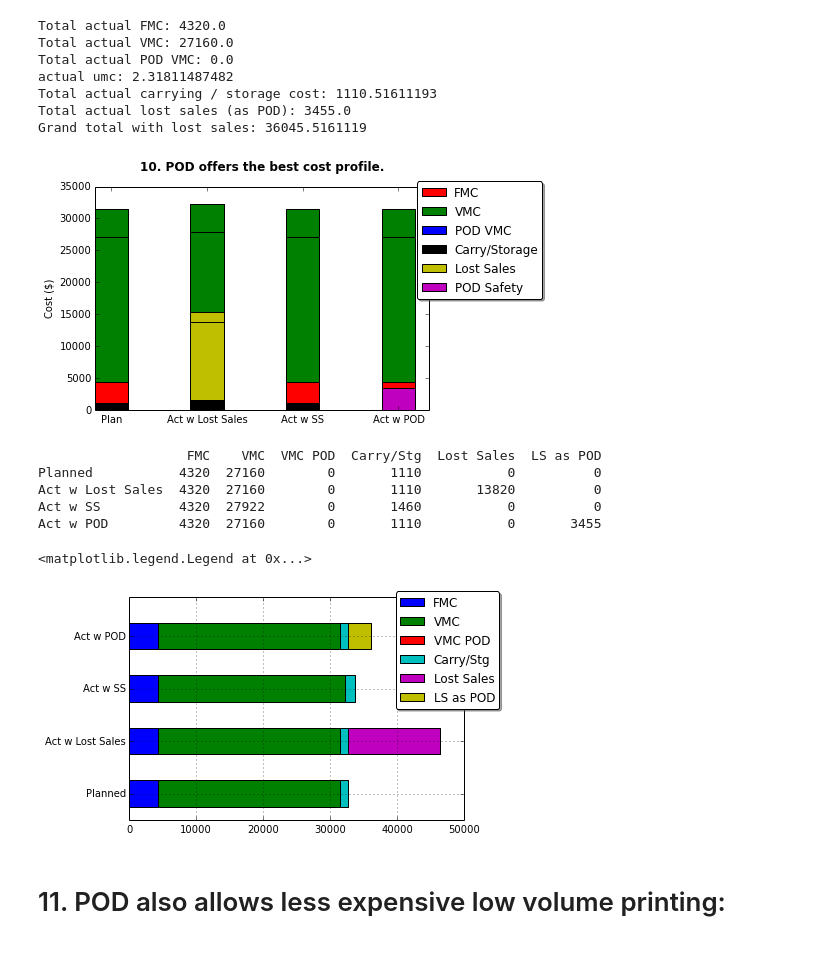
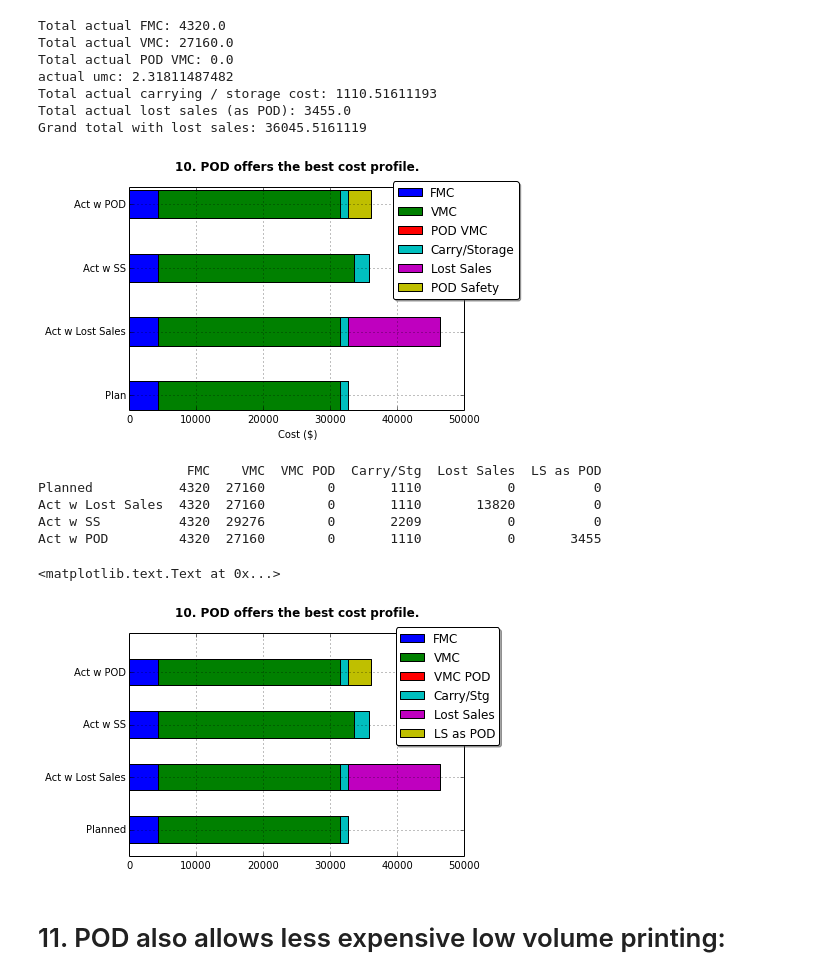
Before and after one commit to treadwell/IPython-Notebooks, a Jupyter notebook: Inventory Planning Graphs.ipynb, the cells around one changed output. Cells and saved outputs as stored; diff of their text form; code cells hidden in the pictures.

```diff
--- a/Inventory Planning Graphs.ipynb
+++ b/Inventory Planning Graphs.ipynb
@@ -394,7 +442,9 @@ Note there are many things that will keep you from actually having to incur this
 # %%
 # develop plan with ROPs loaded
 
-reorder_point = [int((replen_lead_time)**0.5 * 1.96 * sd) for sd in sd_forecast]
+# ROP = replen_lead_time * fcst + 1.96 *(replen_lead_time*sd**2)**0.5
+
+reorder_point = [int(replen_lead_time*fcst +1.96*(replen_lead_time*sd**2)**0.5) for fcst, sd in zip(forecast,sd_forecast)]
 print reorder_point
 
 
@@ -518,46 +568,52 @@ Grand total with lost sales: 36045.5161119
 # %%
 #  Need a stacked bar here
 #cost_plot = ggplot(aes(x='Cost Components'), data = plot_df) + \
 #    geom_bar(weight = costs) + \
 #    ggtitle("10. POD offers the best cost profile.")  + \
 #    ylab("Lifetime Cost (dollars)") + \
 #    scale_y_continuous(labels='comma')
 
 #ggsave(cost_plot, "10_cost_comparison.png")
 
 
-#N = 4
-FMC_plot   = (sum(FMC), sum(FMC_ss), sum(FMC), sum(FMC))
-VMC_plot = (sum(VMC), sum(VMC_ss), sum(VMC), sum(VMC))
-PODVMC_plot     = (sum(POD_VMC), sum(POD_VMC_ss), sum(POD_VMC), sum(POD_VMC))
-carry_storage_plot   = (sum(carry_stg_cost), sum(carry_stg_cost_ss),
-                        sum(carry_stg_cost), sum(carry_stg_cost))
+N = 4
+FMC_plot   = (sum(FMC), sum(FMC), sum(FMC_ss), sum(FMC))
+VMC_plot = (sum(VMC), sum(VMC), sum(VMC_ss), sum(VMC))
+PODVMC_plot     = (sum(POD_VMC), sum(POD_VMC), sum(POD_VMC_ss), sum(POD_VMC))
+carry_storage_plot   = (sum(carry_stg_cost), sum(carry_stg_cost),
+                        sum(carry_stg_cost_ss), sum(carry_stg_cost))
 lost_sales_plot = (0, sum(lost_sales_act), 0, 0)
 
 POD_plot = (0,0,0, sum(lost_sales_as_POD))
 
 ind = np.arange(N)    # the x locations for the groups
-width = 0.35       # the width of the bars: can also be len(x) sequence
+width = 0.45       # the width of the bars: can also be len(x) sequence
 
-p1 = plt.bar(ind, FMC_plot,   width, color='r')
-p2 = plt.bar(ind, VMC_plot, width, color='g', bottom=FMC_plot)
-p3 = plt.bar(ind, PODVMC_plot, width, color='b', bottom=VMC_plot)
-p4 = plt.bar(ind, carry_storage_plot, width, color='k', bottom=PODVMC_plot)
-p5 = plt.bar(ind, lost_sales_plot, width, color='y', bottom=carry_storage_plot)
-p6 = plt.bar(ind, POD_plot, width, color='m', bottom=lost_sales_plot)
 
-plt.ylabel('Cost ($)')
+
+p1 = plt.barh(ind, FMC_plot, width, color='b')
+p2 = plt.barh(ind, VMC_plot, width, color='g', left=FMC_plot)
+p3 = plt.barh(ind, PODVMC_plot, width, color = 'r', left = dot_sum(VMC_plot, FMC_plot))
+p4 = plt.barh(ind, carry_storage_plot, width, color='c', left =
+             dot_sum(VMC_plot, FMC_plot, PODVMC_plot))
+p5 = plt.barh(ind, lost_sales_plot, width, color='m',
+             left = dot_sum(VMC_plot, FMC_plot, PODVMC_plot, carry_storage_plot))
+p6 = plt.barh(ind, POD_plot, width, color='y',
+             left = dot_sum(VMC_plot, FMC_plot, PODVMC_plot, carry_storage_plot, lost_sales_plot))
+
+plt.xlabel('Cost ($)')
 
 plt.title('10. POD offers the best cost profile.', y=1.05, weight = "bold")
-plt.xticks(ind+width/2., ('Plan', 'Act w Lost Sales', 'Act w SS', 'Act w POD') )
-#plt.yticks(np.arange(0,81,10))
+plt.yticks(ind+width/2., ('Plan', 'Act w Lost Sales', 'Act w SS', 'Act w POD') )
+
 plt.legend( (p1[0], p2[0],p3[0],p4[0], p5[0], p6[0]),
            ('FMC', 'VMC', 'POD VMC', 'Carry/Storage', 'Lost Sales',
-            'POD Safety'), loc='upper center', bbox_to_anchor=(1.15, 1.05), ncol=1, fancybox=True, shadow=True)
+            'POD Safety'), loc='upper center', bbox_to_anchor=(0.975, 1.05), ncol=1, fancybox=True, shadow=True)
+plt.grid()
 savefig(path + '10_final_cost_comparison.png')
 plt.show(10)
 # %% [output]
-[figure, old version]
+[figure, new version]
 # %%
 test_columns = ["FMC", "VMC", "VMC POD", "Carry/Stg", "Lost Sales", "LS as POD"]
 test_rows = ["Planned", "Act w Lost Sales", "Act w SS", "Act w POD"]
@@ -596,6 +652,7 @@ print test_df
 
 test_df.plot(kind='barh', stacked=True, legend=False)
 plt.legend(loc='upper center', bbox_to_anchor=(0.95, 1.05), ncol=1, fancybox=True, shadow=True)
+plt.title('10. POD offers the best cost profile.', y=1.05, weight = "bold")
 
 #ax = pandas.DataFrame.from_records(d,columns=h)
 #ax.plot()
@@ -605,10 +662,10 @@ plt.legend(loc='upper center', bbox_to_anchor=(0.95, 1.05), ncol=1, fancybox=Tru
                    FMC    VMC  VMC POD  Carry/Stg  Lost Sales  LS as POD
 Planned           4320  27160        0       1110           0          0
 Act w Lost Sales  4320  27160        0       1110       13820          0
-Act w SS          4320  27922        0       1460           0          0
+Act w SS          4320  29276        0       2209           0          0
 Act w POD         4320  27160        0       1110           0       3455
-<matplotlib.legend.Legend at 0x...>
+<matplotlib.text.Text at 0x...>
-[figure, old version]
+[figure, new version]
 # %% [markdown]
 # 11. POD also allows less expensive low volume printing:
 # %% [markdown]
```
Also changed, not shown: parts of 10 cells of this notebook, 14 other files.
